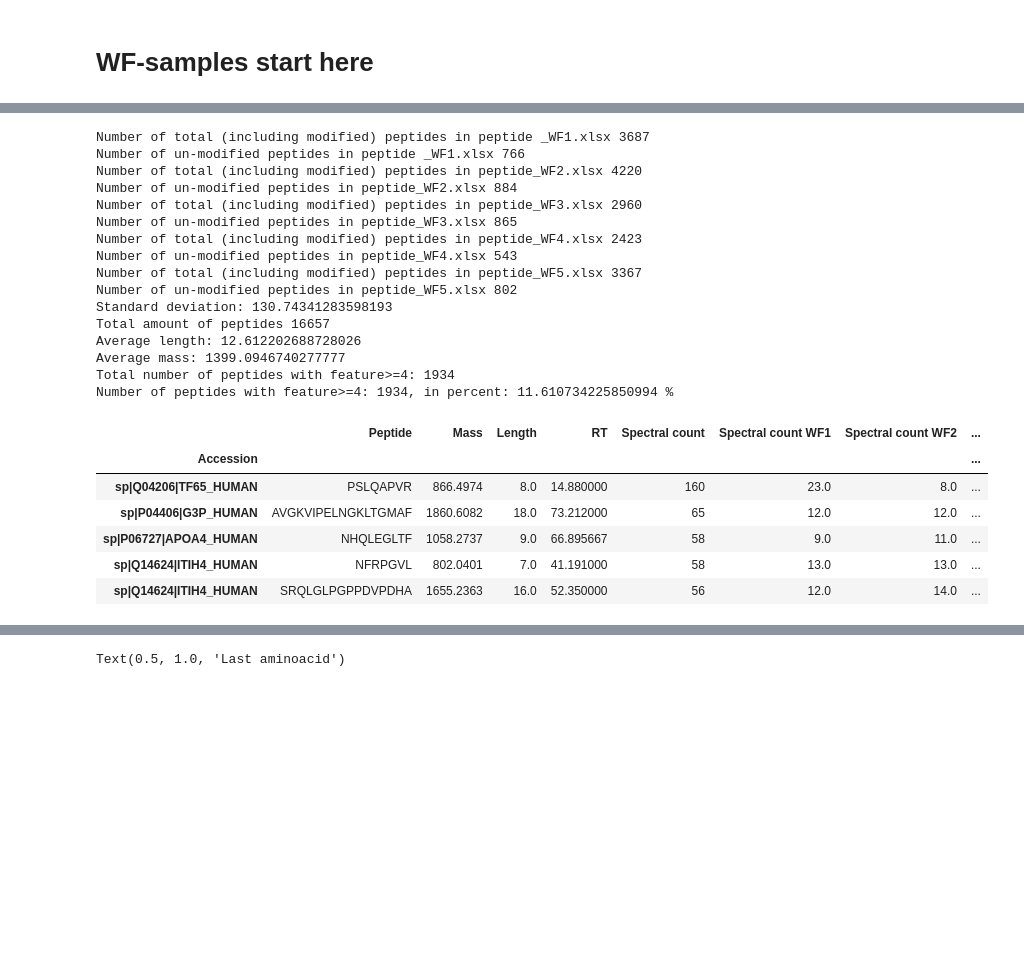
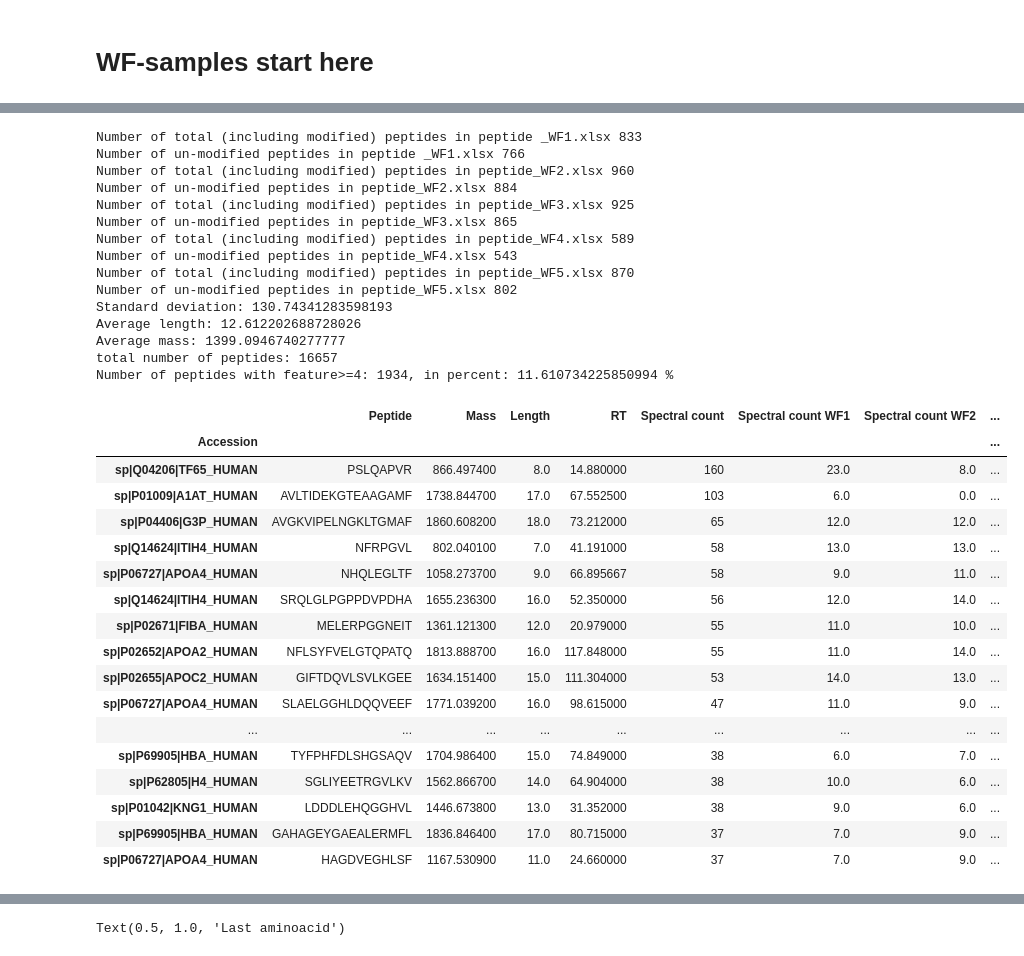
Before and after one commit to ErikHartman/peptidomic_py, a Jupyter notebook: in_group_analysis_erik.ipynb, the cells around one changed output, grey strips where cells are left out. Drawn from its saved outputs; the diff is of its cells as text; code cells hidden in the pictures; blank space fills up the shorter version.

```diff
--- a/in_group_analysis_erik.ipynb
+++ b/in_group_analysis_erik.ipynb
@@ -92,8 +94,8 @@ for file in files_xlsx:
     number_of_files+=1
     data = pd.read_excel(mapp+ '/' +file, 'peptide')
     total_number_of_peptides+=len(data.index)
+    data = data.loc[(data['#Feature'] >= 4)] # sorts out if feature<4
     print("Number of total (including modified) peptides in "+file+" "+str(len(data.index)))
-    data = data.loc[(data['#Feature'] >= 4)] # sorts out if feature<4
     for_stdev.append(len(data.index))
     data['Peptide']=data['Peptide'].str.replace('[^a-zA-Z]','')
     data['count']=1
@@ -102,14 +104,13 @@ for file in files_xlsx:
     data['Length']=data['Length']/data['count']
     data['RT']=data['RT']/data['count']
     print("Number of un-modified peptides in "+file+" "+str(len(data.index)))
-
     df = df.append(data)  # appends all data
 
 
 df['count'] = 1
-df = df.groupby(['Accession','Peptide']).sum()
+df = df.groupby(['Peptide','Accession']).sum()
 df.reset_index(['Peptide'], inplace=True)
-df['N-cut']=df['Peptide'].apply(lambda x: x[0:4]) #this can be changed to view different amounts of AA
+df['N-cut']=df['Peptide'].apply(lambda x: x[0:4])
 df['C-cut']=df['Peptide'].apply(lambda x: x[-4::1])
 df['First aa']=df['Peptide'].apply(lambda x: x[0:1])
 df['Last aa']=df['Peptide'].apply(lambda x: x[-1::1])
@@ -120,46 +121,55 @@ df['Spectral count WF3']=df['#Feature WF 3']
 df['Spectral count WF4']=df['#Feature WF4']
 df['Spectral count WF5']=df['#Feature WF5']
 df = df[['Peptide', 'Mass', 'Length', 'RT', 'Spectral count', 'Spectral count WF1','Spectral count WF2', 'Spectral count WF3', 'Spectral count WF4','Spectral count WF5','count', 'N-cut', 'C-cut','First aa','Last aa']]
 df['Mass']=df['Mass']/df['count']
 df['Length']=df['Length']/df['count']
 df['RT']=df['RT']/df['count']
-df = df.sort_values(['count','Spectral count'], ascending=False)
+df = df.sort_values(['Spectral count','Accession','count'], ascending=False)
 
 aminoacids= get_letter_frequency(df['Peptide']*df['count'])
 N_aminoacids=get_letter_frequency(df['N-cut']*df['count'])
 C_aminoacids=get_letter_frequency(df['C-cut']*df['count'])
 First_aa=get_letter_frequency(df['First aa']*df['count'])
 Last_aa=get_letter_frequency(df['Last aa']*df['count'])
 
 
 print("Standard deviation: "+ str(np.std(for_stdev)))
-print("Total amount of peptides "+str(total_number_of_peptides))
 print("Average length: "+str(df['Length'].mean()))
 print("Average mass: "+str(df['Mass'].mean()))
-print("Total number of peptides with feature>=4: "+str(len(df.index)))
+print('total number of peptides: '+str(total_number_of_peptides))
 print("Number of peptides with feature>=4: "+str(len(df.index))+", in percent: "+str(100*(len(df.index))/(total_number_of_peptides))+" %")
-df.head()
+df[0:30]
 # %% [output]
-Number of total (including modified) peptides in peptide _WF1.xlsx 3687
+Number of total (including modified) peptides in peptide _WF1.xlsx 833
 Number of un-modified peptides in peptide _WF1.xlsx 766
-Number of total (including modified) peptides in peptide_WF2.xlsx 4220
+Number of total (including modified) peptides in peptide_WF2.xlsx 960
 Number of un-modified peptides in peptide_WF2.xlsx 884
-Number of total (including modified) peptides in peptide_WF3.xlsx 2960
+Number of total (including modified) peptides in peptide_WF3.xlsx 925
 Number of un-modified peptides in peptide_WF3.xlsx 865
-Number of total (including modified) peptides in peptide_WF4.xlsx 2423
+Number of total (including modified) peptides in peptide_WF4.xlsx 589
 Number of un-modified peptides in peptide_WF4.xlsx 543
-Number of total (including modified) peptides in peptide_WF5.xlsx 3367
+Number of total (including modified) peptides in peptide_WF5.xlsx 870
 Number of un-modified peptides in peptide_WF5.xlsx 802
 Standard deviation: 130.74341283598193
-Total amount of peptides 16657
 Average length: 12.612202688728026
 Average mass: 1399.0946740277777
-Total number of peptides with feature>=4: 1934
+total number of peptides: 16657
 Number of peptides with feature>=4: 1934, in percent: 11.610734225850994 %
 |  | Peptide | Mass | Length | RT | Spectral count | Spectral count WF1 | Spectral count WF2 | ... |
 | Accession |  |  |  |  |  |  |  | ... |
-| sp|Q04206|TF65_HUMAN | PSLQAPVR | 866.4974 | 8.0 | 14.880000 | 160 | 23.0 | 8.0 | ... |
-| sp|P04406|G3P_HUMAN | AVGKVIPELNGKLTGMAF | 1860.6082 | 18.0 | 73.212000 | 65 | 12.0 | 12.0 | ... |
-| sp|P06727|APOA4_HUMAN | NHQLEGLTF | 1058.2737 | 9.0 | 66.895667 | 58 | 9.0 | 11.0 | ... |
-| sp|Q14624|ITIH4_HUMAN | NFRPGVL | 802.0401 | 7.0 | 41.191000 | 58 | 13.0 | 13.0 | ... |
-| sp|Q14624|ITIH4_HUMAN | SRQLGLPGPPDVPDHA | 1655.2363 | 16.0 | 52.350000 | 56 | 12.0 | 14.0 | ... |
+| sp|Q04206|TF65_HUMAN | PSLQAPVR | 866.497400 | 8.0 | 14.880000 | 160 | 23.0 | 8.0 | ... |
+| sp|P01009|A1AT_HUMAN | AVLTIDEKGTEAAGAMF | 1738.844700 | 17.0 | 67.552500 | 103 | 6.0 | 0.0 | ... |
+| sp|P04406|G3P_HUMAN | AVGKVIPELNGKLTGMAF | 1860.608200 | 18.0 | 73.212000 | 65 | 12.0 | 12.0 | ... |
+| sp|Q14624|ITIH4_HUMAN | NFRPGVL | 802.040100 | 7.0 | 41.191000 | 58 | 13.0 | 13.0 | ... |
+| sp|P06727|APOA4_HUMAN | NHQLEGLTF | 1058.273700 | 9.0 | 66.895667 | 58 | 9.0 | 11.0 | ... |
+| sp|Q14624|ITIH4_HUMAN | SRQLGLPGPPDVPDHA | 1655.236300 | 16.0 | 52.350000 | 56 | 12.0 | 14.0 | ... |
+| sp|P02671|FIBA_HUMAN | MELERPGGNEIT | 1361.121300 | 12.0 | 20.979000 | 55 | 11.0 | 10.0 | ... |
+| sp|P02652|APOA2_HUMAN | NFLSYFVELGTQPATQ | 1813.888700 | 16.0 | 117.848000 | 55 | 11.0 | 14.0 | ... |
+| sp|P02655|APOC2_HUMAN | GIFTDQVLSVLKGEE | 1634.151400 | 15.0 | 111.304000 | 53 | 14.0 | 13.0 | ... |
+| sp|P06727|APOA4_HUMAN | SLAELGGHLDQQVEEF | 1771.039200 | 16.0 | 98.615000 | 47 | 11.0 | 9.0 | ... |
+| ... | ... | ... | ... | ... | ... | ... | ... | ... |
+| sp|P69905|HBA_HUMAN | TYFPHFDLSHGSAQV | 1704.986400 | 15.0 | 74.849000 | 38 | 6.0 | 7.0 | ... |
+| sp|P62805|H4_HUMAN | SGLIYEETRGVLKV | 1562.866700 | 14.0 | 64.904000 | 38 | 10.0 | 6.0 | ... |
+| sp|P01042|KNG1_HUMAN | LDDDLEHQGGHVL | 1446.673800 | 13.0 | 31.352000 | 38 | 9.0 | 6.0 | ... |
+| sp|P69905|HBA_HUMAN | GAHAGEYGAEALERMFL | 1836.846400 | 17.0 | 80.715000 | 37 | 7.0 | 9.0 | ... |
+| sp|P06727|APOA4_HUMAN | HAGDVEGHLSF | 1167.530900 | 11.0 | 24.660000 | 37 | 7.0 | 9.0 | ... |
```
Also changed, not shown: parts of 6 cells of this notebook, 2 other files.
